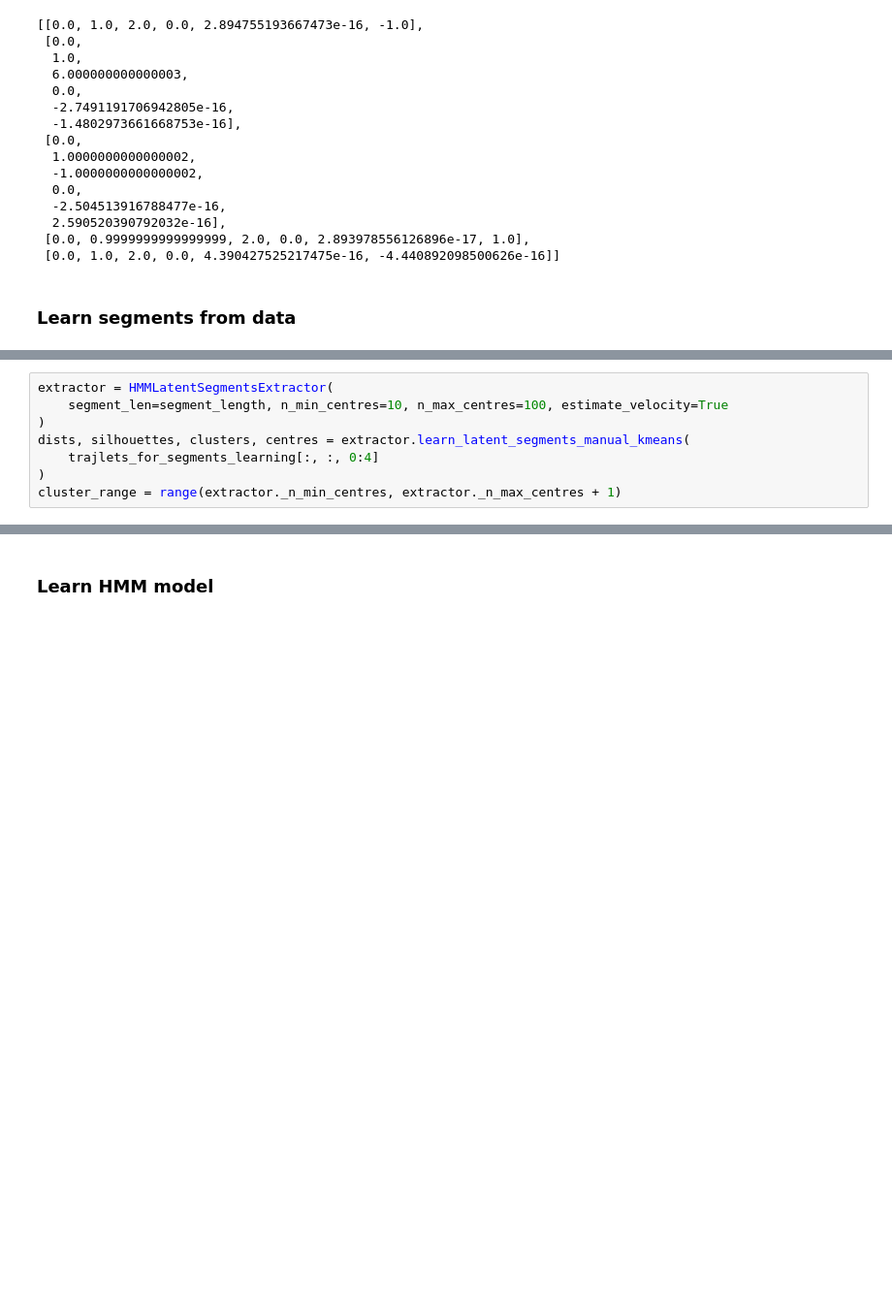
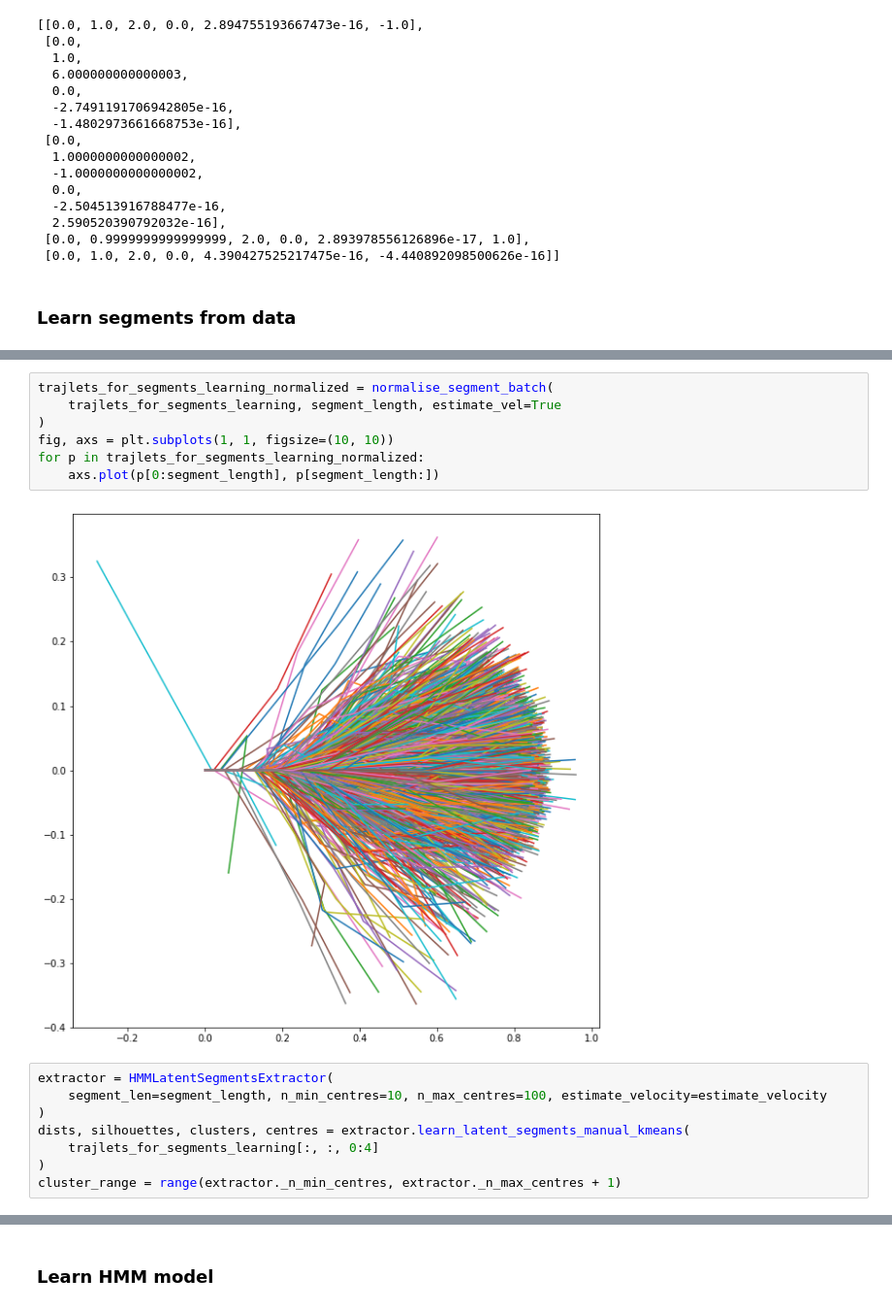
Before and after one commit to fengzileee/nus-cs5340, a Jupyter notebook: notebooks/hmm_latent_segments.ipynb, the cells around one changed output, grey strips where cells are left out. Shown at 97% size. Cells and saved outputs as stored; diff of their text form; blank space fills up the shorter version.

```diff
--- a/notebooks/hmm_latent_segments.ipynb
+++ b/notebooks/hmm_latent_segments.ipynb
@@ -139,9 +143,18 @@ trajlets_for_segments_learning = traj_dataset.get_trajlets(length=segment_length
 print(trajlets_for_segments_learning.shape)
 # %% [output]
 (3478, 4, 5)
+# %%
+trajlets_for_segments_learning_normalized = normalise_segment_batch(
+    trajlets_for_segments_learning, segment_length, estimate_vel=True
+)
+fig, axs = plt.subplots(1, 1, figsize=(10, 10))
+for p in trajlets_for_segments_learning_normalized:
+    axs.plot(p[0:segment_length], p[segment_length:])
+# %% [output]
+[figure, added]
 # %%
 extractor = HMMLatentSegmentsExtractor(
-    segment_len=segment_length, n_min_centres=10, n_max_centres=100, estimate_velocity=True
+    segment_len=segment_length, n_min_centres=10, n_max_centres=100, estimate_velocity=estimate_velocity
 )
 dists, silhouettes, clusters, centres = extractor.learn_latent_segments_manual_kmeans(
     trajlets_for_segments_learning[:, :, 0:4]
```
Also changed, not shown: parts of 18 cells of this notebook, 4 other files.
